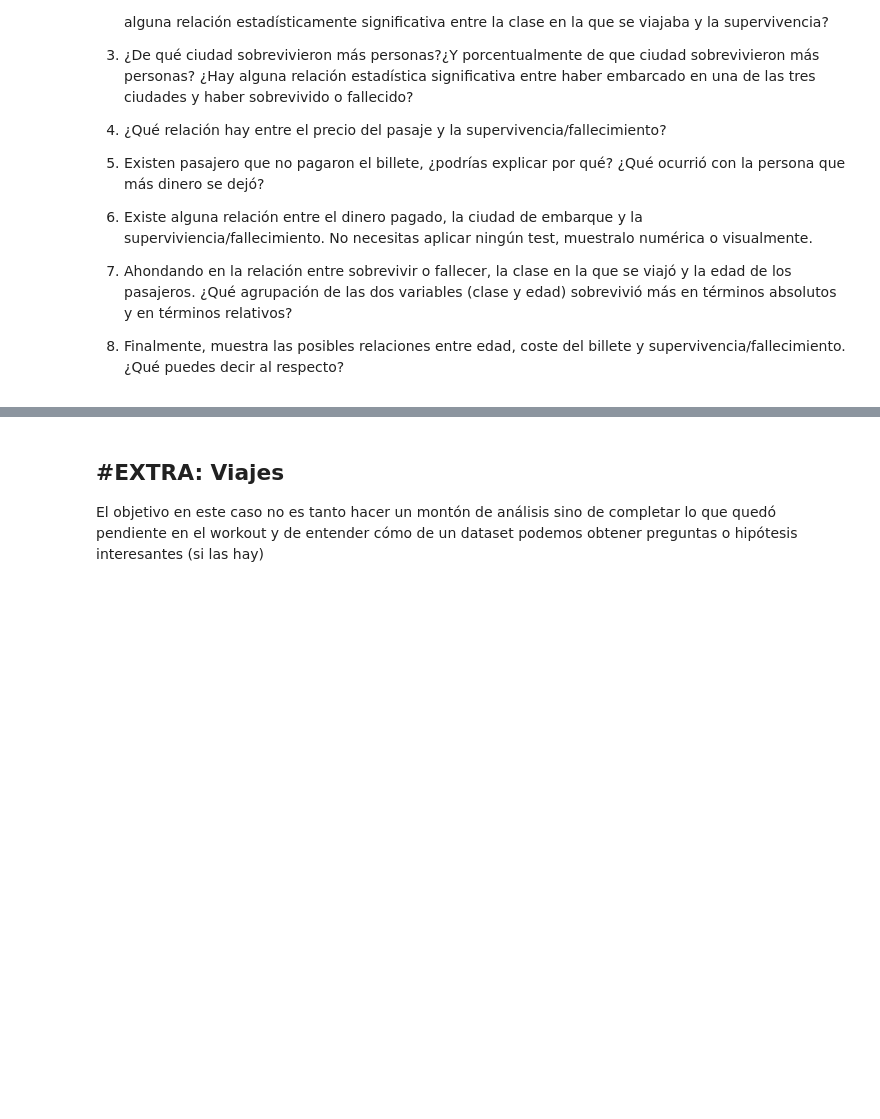
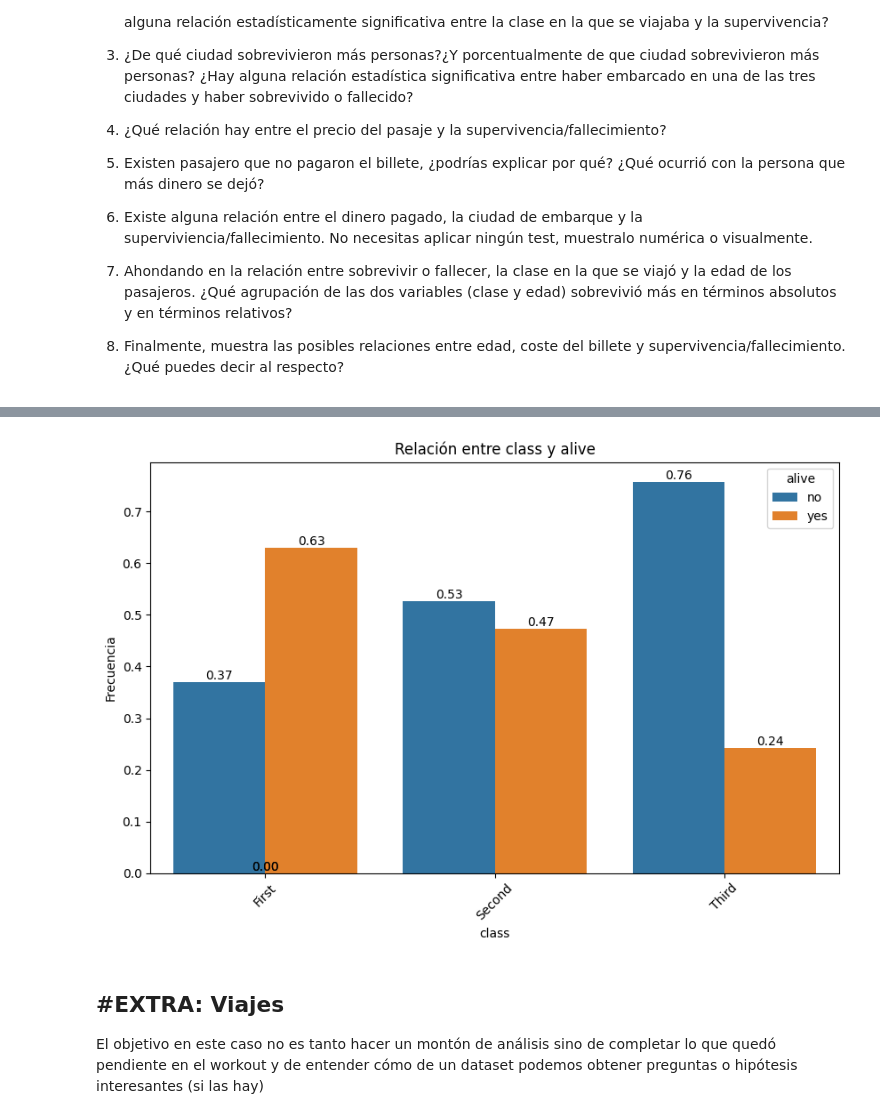
Before and after one commit to willwalker7/DS-Online-willwalker7, a Jupyter notebook: 03_Data_Analysis/Sprint_07/Unidad_02_Estadistica_Descriptiva_Multivariante/03_Practica_Obligatoria/18_Practica_Obligatoria_Multivariante.ipynb, the cells around one changed output, grey strips where cells are left out. Saved outputs shown, nothing was run; the diff lists cells and outputs as text; code cells hidden in the pictures; blank space fills up the shorter version.

```diff
--- a/03_Data_Analysis/Sprint_07/Unidad_02_Estadistica_Descriptiva_Multivariante/03_Practica_Obligatoria/18_Practica_Obligatoria_Multivariante.ipynb
+++ b/03_Data_Analysis/Sprint_07/Unidad_02_Estadistica_Descriptiva_Multivariante/03_Practica_Obligatoria/18_Practica_Obligatoria_Multivariante.ipynb
@@ -112,3 +226,7 @@ Realiza los análisis bivariantes o multivariantes que necesites, así como los
+# %%
+plot_categorical_relationship_fin(df_titanic, "class","alive", relative_freq=True, show_values= True)
+# %% [output]
+[figure, added]
 # %% [markdown]
 ## #EXTRA: Viajes
 
```
Also changed, not shown: parts of 21 cells of this notebook.
